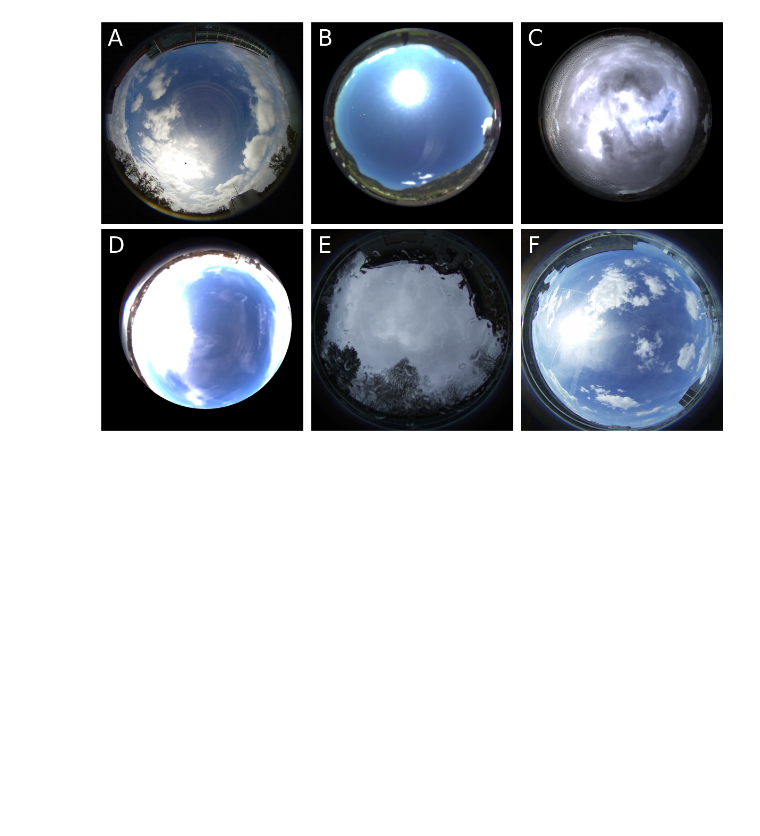
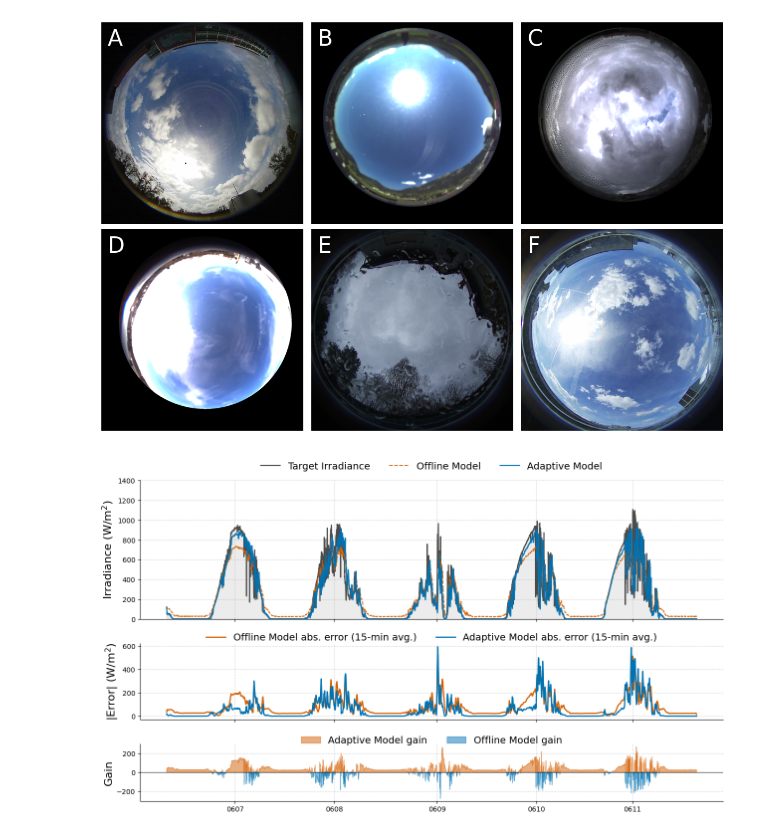
Before and after one commit to MatPiech/continual-solar-irradiance, a Jupyter notebook: notebooks/paper_visualization.ipynb, the cells around one changed output. Drawn from its saved outputs; the diff is of its cells as text; code cells hidden in the pictures; blank space fills up the shorter version.

```diff
--- a/notebooks/paper_visualization.ipynb
+++ b/notebooks/paper_visualization.ipynb
@@ -43,2 +68,90 @@ plt.savefig('sky_images.pdf', transparent=True)
 # %% [output]
 [figure]
+# %%
+periods_path = Path('../data/modena_prepared/modena_periods_4_5_15.pkl')
+
+with open(periods_path, 'rb') as f:
+    periods = pickle.load(f)
+
+target_irradiances = np.stack([p['target_irradiance'] for p in periods])
+offline_outputs = np.load(f'{str(periods_path.parent / periods_path.stem)}_raw_output.npy')
+tta_outputs = np.load(f'{str(periods_path.parent / periods_path.stem)}_tta_output.npy')
+tta_updates = np.load(f'{str(periods_path.parent / periods_path.stem)}_tta_updates.npy')
+# %%
+import matplotlib.pyplot as plt
+import numpy as np
+
+# Keep all series aligned to a common length
+n = min(len(target_irradiances), len(offline_outputs), len(tta_outputs)) - 28 * 60
+x = np.arange(n)
+target = target_irradiances[:n]
+offline = offline_outputs[:n]
+adaptive = tta_outputs[:n]
+
+# Error terms
+offline_abs_err = np.abs(offline - target)
+adaptive_abs_err = np.abs(adaptive - target)
+
+# Positive values mean adaptive is better (lower absolute error)
+adaptive_gain = offline_abs_err - adaptive_abs_err
+
+# Smooth error curves for readability (about 15-minute window at 1-min sampling)
+window = 15
+kernel = np.ones(window) / window
+offline_abs_err_smooth = np.convolve(offline_abs_err, kernel, mode="same")
+adaptive_abs_err_smooth = np.convolve(adaptive_abs_err, kernel, mode="same")
+
+# Colorblind-safe, high-contrast palette (Okabe-Ito inspired)
+C_TARGET = "#3B3B3B"
+C_OFFLINE = "#D55E00"
+C_ADAPTIVE = "#0072B2"
+C_GAIN_POS = "#009E73"
+C_GAIN_NEG = "#CC79A7"
+
+fig, (ax_main, ax_err, ax_gain) = plt.subplots(
+    3, 1, figsize=(12.8, 7.4), sharex=True,
+    gridspec_kw={"height_ratios": [2.9, 1.6, 1.2]}
+)
+
+# Panel 1: irradiance trajectory (cleaner than 3 heavy overlapping lines)
+ax_main.fill_between(x, 0, target, color="#BDBDBD", alpha=0.28)
+ax_main.plot(x, target, color=C_TARGET, lw=1.6, alpha=0.9, label="Target Irradiance")
+ax_main.plot(x, offline, color=C_OFFLINE, lw=1.4, ls="--", alpha=0.9, label="Offline Model")
+ax_main.plot(x, adaptive, color=C_ADAPTIVE, lw=1.6, alpha=0.95, label="Adaptive Model")
+ax_main.set_ylabel("Irradiance (W/m$^2$)", fontsize=16)
+ax_main.set_ylim(0, 1400)
+ax_main.grid(axis="both", linestyle="--", alpha=0.5)
+ax_main.legend(loc="upper center", ncol=4, frameon=False, fontsize=14, bbox_to_anchor=(0.5, 1.20))
+
+# Panel 2: rolling absolute error comparison
+ax_err.plot(x, offline_abs_err_smooth, color=C_OFFLINE, lw=1.8, label=f"Offline Model abs. error ({window}-min avg.)")
+ax_err.plot(x, adaptive_abs_err_smooth, color=C_ADAPTIVE, lw=1.8, label=f"Adaptive Model abs. error ({window}-min avg.)")
+ax_err.set_ylabel("|Error| (W/m$^2$)", fontsize=16)
+ax_err.grid(axis="both", linestyle="--", alpha=0.5)
+ax_err.legend(loc="upper center", ncol=2, frameon=False, fontsize=14, bbox_to_anchor=(0.5, 1.25))
+
+# Panel 3: adaptive gain over offline
+ax_gain.axhline(0, color="black", lw=1.0, alpha=0.65)
+ax_gain.fill_between(x, 0, adaptive_gain, where=adaptive_gain >= 0, color=C_OFFLINE, alpha=0.5, label="Adaptive Model gain")
+ax_gain.fill_between(x, 0, adaptive_gain, where=adaptive_gain < 0, color=C_ADAPTIVE, alpha=0.5, label="Offline Model gain")
+ax_gain.set_ylabel("Gain", fontsize=16)
+ax_gain.grid(axis="both", linestyle="--", alpha=0.5)
+ax_gain.legend(loc="upper center", ncol=2, frameon=False, fontsize=14, bbox_to_anchor=(0.5, 1.30))
+
+# Clean frame
+for _ax in (ax_main, ax_err, ax_gain):
+    _ax.spines["top"].set_visible(False)
+    _ax.spines["right"].set_visible(False)
+
+if periods_path.parent.name == "modena_prepared":
+    xticks = [1000, 2450, 3950, 5400, 6800]
+    xlabels = ["0607", "0608", "0609", "0610", "0611"]
+    ax_gain.set_xticks(xticks)
+    ax_gain.set_xticklabels(xlabels)
+else:
+    raise ValueError("Unknown dataset")
+
+plt.tight_layout()
+plt.savefig(f"irradiance_representation_{periods_path.parent.name.lower()}.pdf", transparent=False, bbox_inches="tight")
+# %% [output]
+[figure, added]
```
Also changed, not shown: parts of 4 cells of this notebook.
